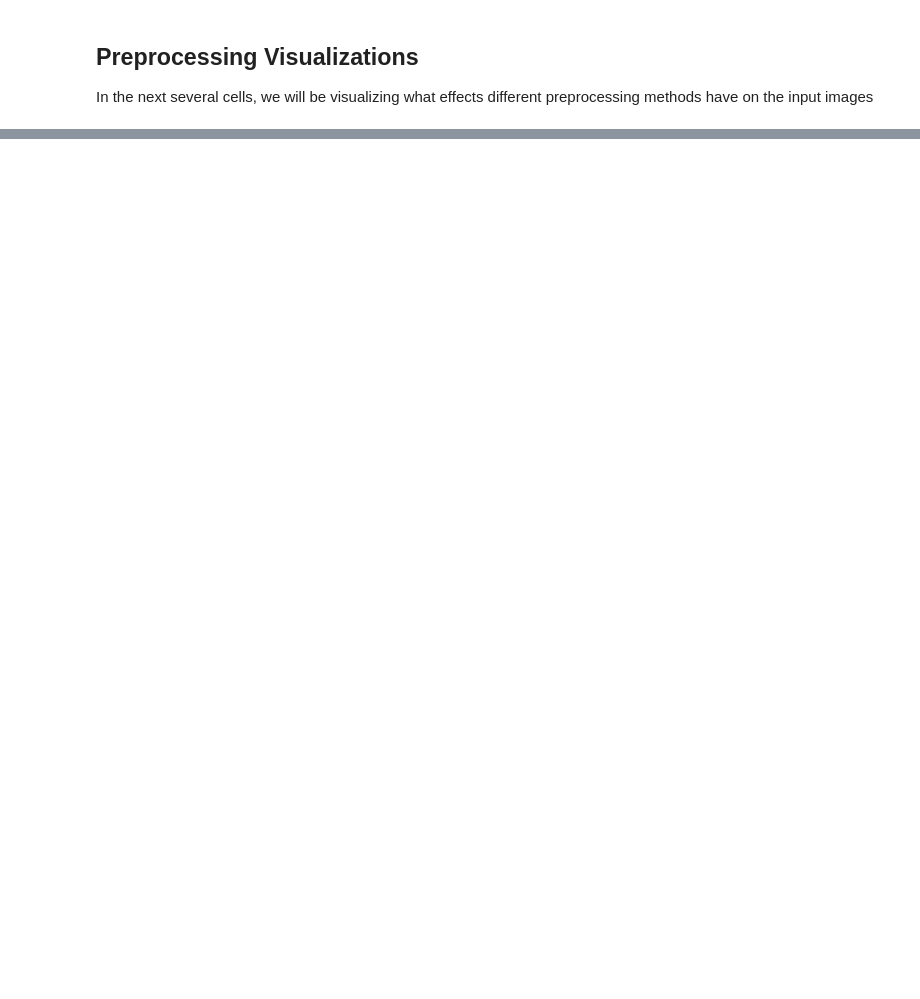
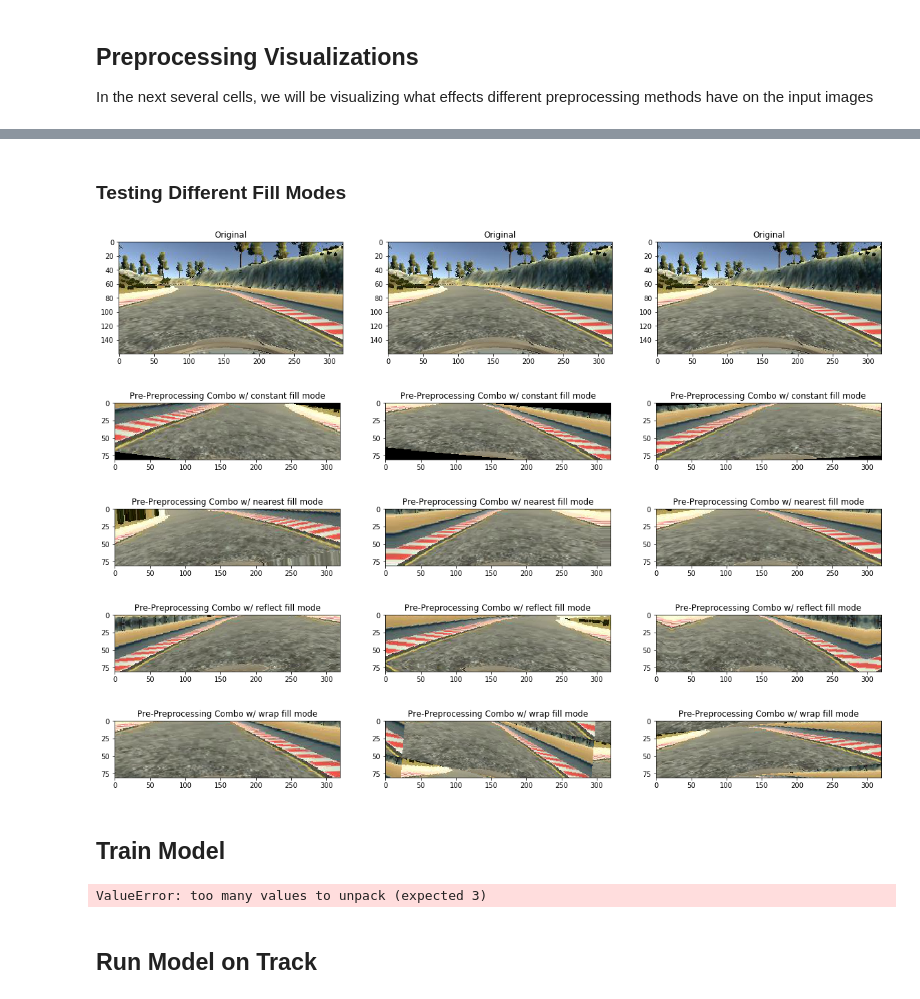
Before and after one commit to KaneRodriguez/CarND-Behavioral-Cloning-P3, a Jupyter notebook: Behavioral_Cloning.ipynb, the cells around one changed output, grey strips where cells are left out. Cells and saved outputs as stored; diff of their text form; code cells hidden in the pictures; blank space fills up the shorter version.

```diff
--- a/Behavioral_Cloning.ipynb
+++ b/Behavioral_Cloning.ipynb
@@ -57,0 +155,62 @@ plotGenerator(ImageDataGenerator(horizontal_flip=True), title="Horizontal Flip")
+# %% [markdown]
+### Testing Different Fill Modes
+# %%
+plotGenerator(ImageDataGenerator(), title="Original")
+
+# drop fill_mode if there is one (can't assign the same value twice!)
+dataGenParams.pop('fill_mode', None)
+
+for fill_mode in ["constant", "nearest", "reflect", "wrap"]:
+    plotGenerator(ImageDataGenerator(**dataGenParams, fill_mode=fill_mode),
+                  title="Pre-Preprocessing Combo w/ " + fill_mode + " fill mode",
+                  prepreprocessing=dataGenPrePreprocessing,
+                  undo=denormalize)
+
+# assign what looks the best
+dataGenParams["fill_mode"] = "nearest"
+# %% [output]
+[figure, added]
+[figure, added]
+[figure, added]
+[figure, added]
+[figure, added]
+# %% [markdown]
+## Train Model
+# %%
+#from helper import update_log
+%run helper.py
+#from model import train_model
+%run model.py
+%run generators.py
+# NOTE: The pre-preprocessing and preprocessing are for training images with labeled data
+# So, we must combine the two for the preprocessing of REAL image data
+def printX(x):
+    print(x)
+    return x
+
+realPreprocessing = lambda x: printX(normalize(crop_no_label(x)))
+
+# and we must remove the preprocessing_function on the image data generator
+dataGenParams.pop("preprocessing_function", None)
+# create training set and validation set data generators
+batch_size = 32
+train_generator, validation_generator, t_len, v_len = createGenerators(csvFilePath=csvFilePath,
+                                                                     imagesPath=imagesPath,
+                                                                     data_gen_pp=ImageDataGenerator(dataGenParams),
+                                                                     batch_size=batch_size,
+                                                                     subsegment=3)
+
+history_object = train_model(train_generator=train_generator, train_length=t_len,
+                             validation_generator=validation_generator, validation_length=v_len,
+                             input_shape=(160, 320, 3),
+                             input_lambda=realPreprocessing,
+                             saveModelPath='model.h5')
+
+update_log(history_object=history_object,
+           batch_size=batch_size,
+           arch_title='"NVIDIA Architecture"',
+           changes='"Adding prepreprocessing steps. Fixing horizontal flip (includes flipping the sign of the label)."'),
+# %% [output]
+ValueError: too many values to unpack (expected 3)
+# %% [markdown]
+## Run Model on Track
```
Also changed, not shown: parts of 9 cells of this notebook, 5 other files.
